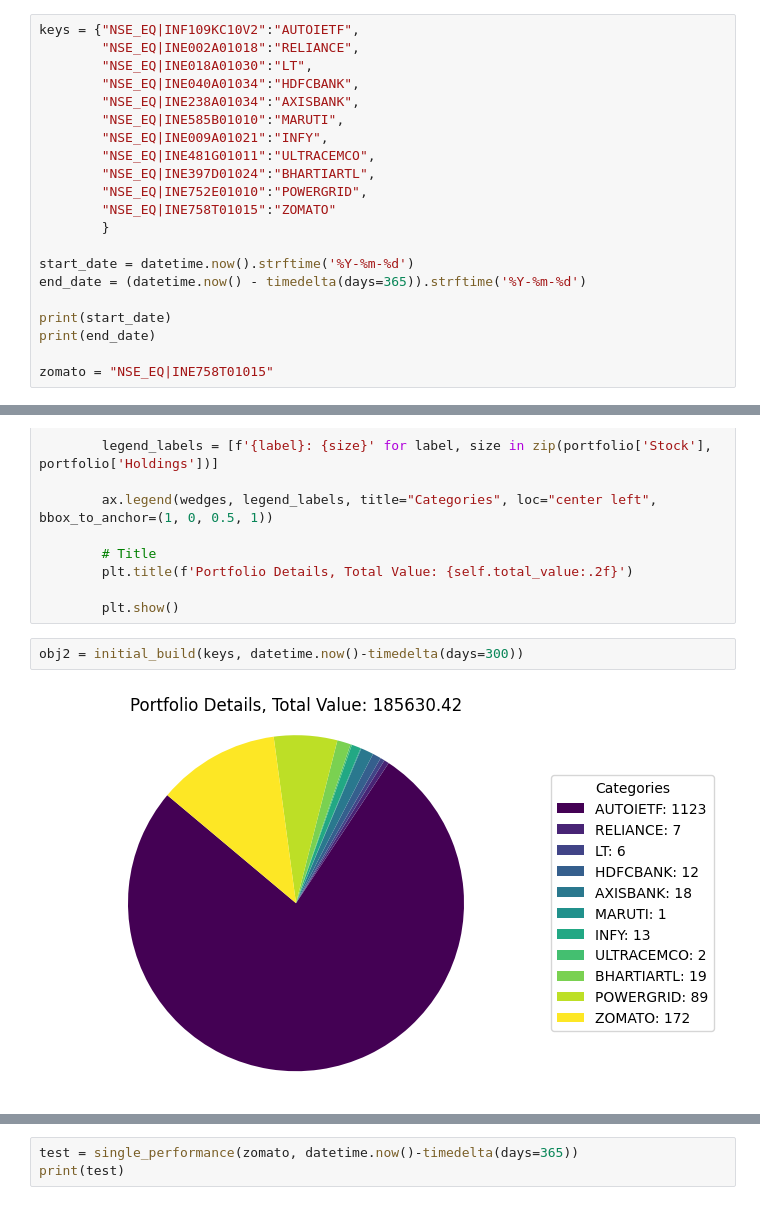
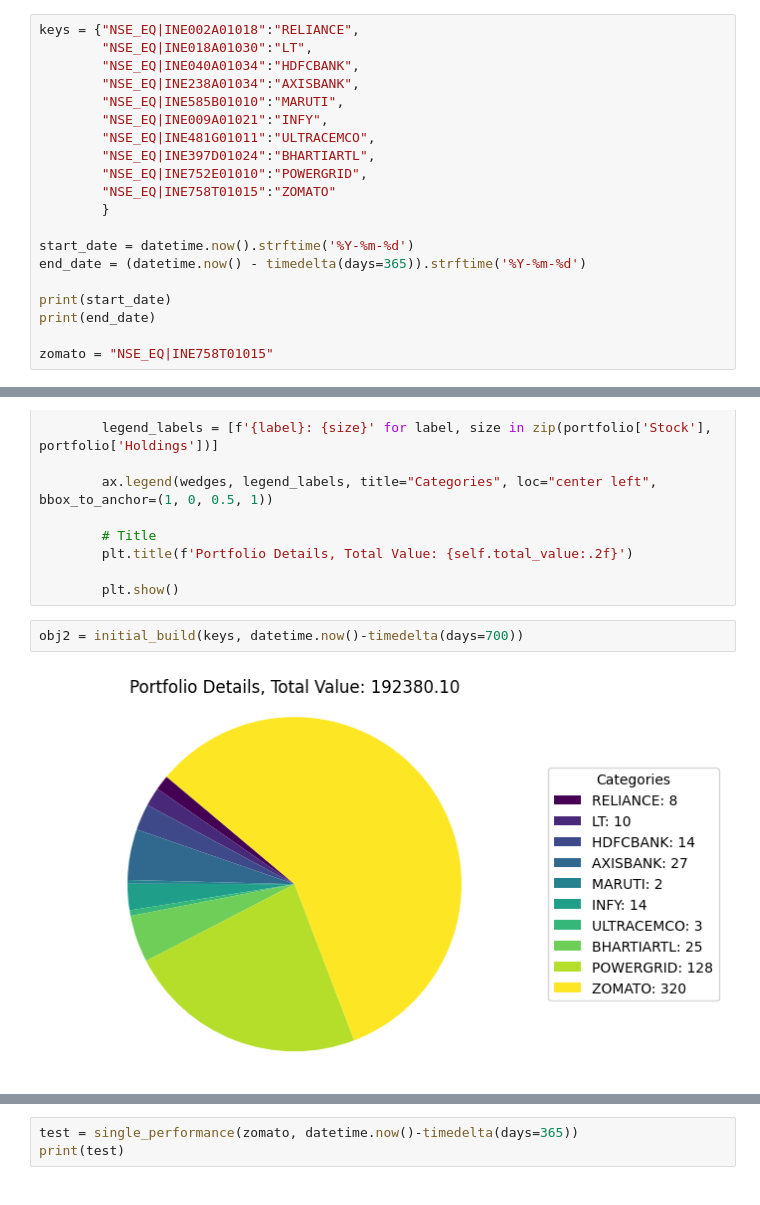
Before and after one commit to Farenhytee/Algorithmic-Trading, a Jupyter notebook: trading.ipynb, the cells around one changed output, grey strips where cells are left out. Cells and saved outputs as stored; diff of their text form.

```diff
--- a/trading.ipynb
+++ b/trading.ipynb
@@ -46,6 +46,5 @@ access_token = "eyJ0eXAiOiJKV1QiLCJrZXlfaWQiOiJza192MS4wIiwiYWxnIjoiSFMyNTYifQ.e
 # %%
-keys = {"NSE_EQ|INF109KC10V2":"AUTOIETF",
-        "NSE_EQ|INE002A01018":"RELIANCE",
+keys = {"NSE_EQ|INE002A01018":"RELIANCE",
         "NSE_EQ|INE018A01030":"LT",
         "NSE_EQ|INE040A01034":"HDFCBANK",
         "NSE_EQ|INE238A01034":"AXISBANK",
@@ -522,9 +524,9 @@ class initial_build:
 
         plt.show()
 # %%
-obj2 = initial_build(keys, datetime.now()-timedelta(days=300))
+obj2 = initial_build(keys, datetime.now()-timedelta(days=700))
 # %% [output]
-[figure, old version]
+[figure, new version]
 # %%
 pprint.pprint(obj2.portfolio)
 # %% [output]
```
Also changed, not shown: parts of 15 cells of this notebook.
